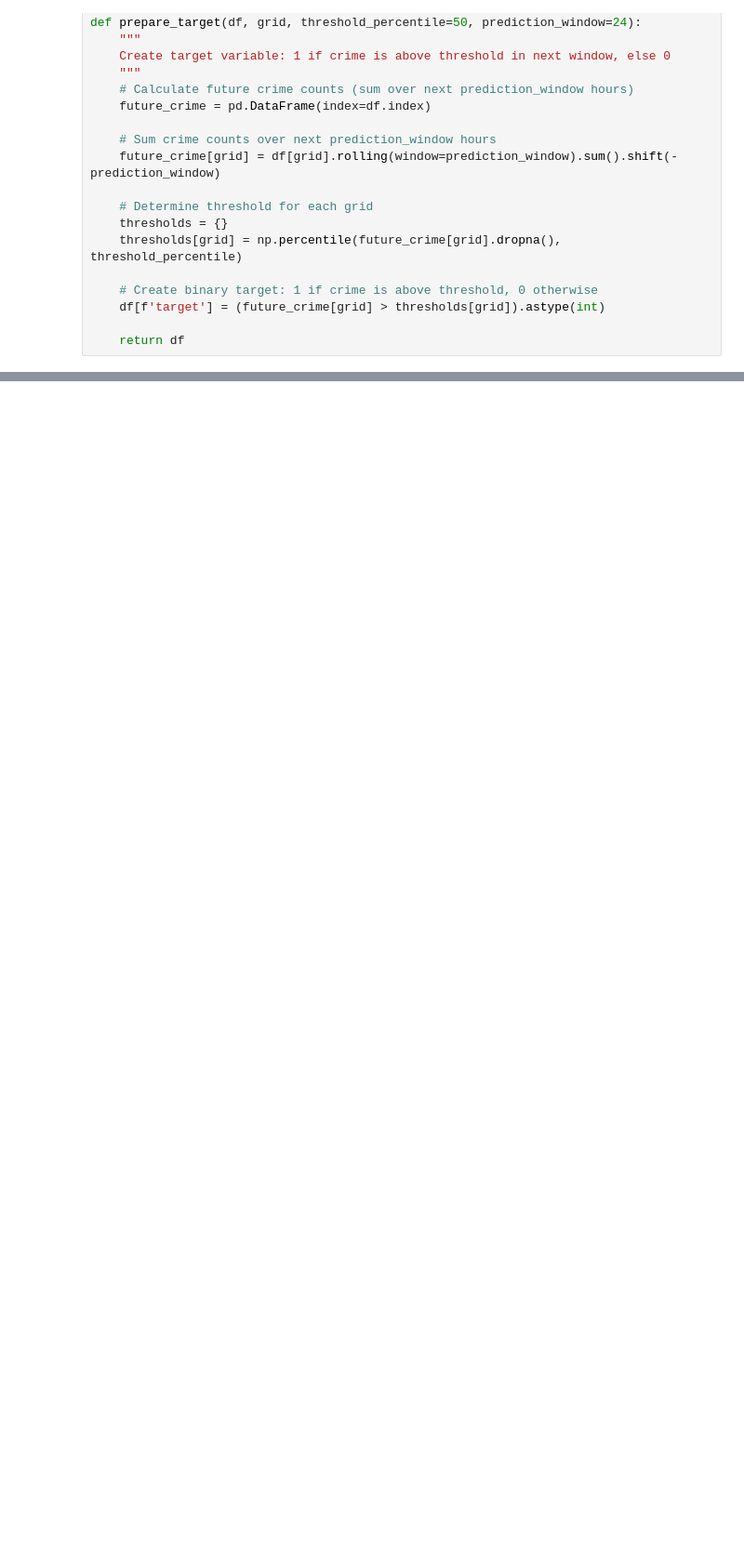
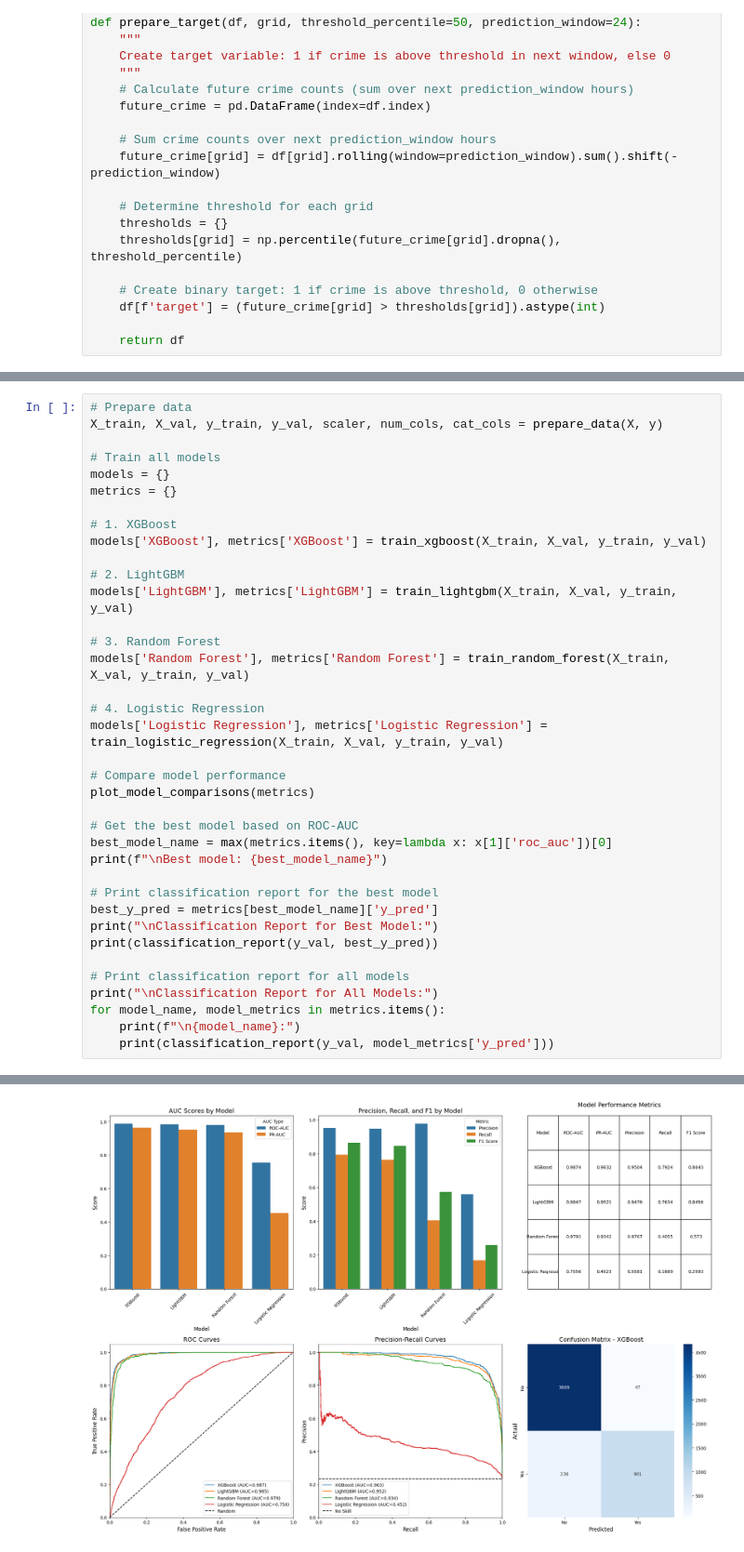
Before and after one commit to liuyc18/pred-pol, a Jupyter notebook: src/tree_model.ipynb, the cells around one changed output, grey strips where cells are left out. Shown: that part at 93% size. Saved outputs shown, nothing was run; the diff lists cells and outputs as text; blank space fills up the shorter version.

Commit message:
reconstruct pipeline, keep only data preprocessing and model training notebook.

```diff
--- a/src/tree_model.ipynb
+++ b/src/tree_model.ipynb
@@ -550,0 +568,38 @@ True
+# %%
+# Prepare data
+X_train, X_val, y_train, y_val, scaler, num_cols, cat_cols = prepare_data(X, y)
+
+# Train all models
+models = {}
+metrics = {}
+
+# 1. XGBoost
+models['XGBoost'], metrics['XGBoost'] = train_xgboost(X_train, X_val, y_train, y_val)
+
+# 2. LightGBM
+models['LightGBM'], metrics['LightGBM'] = train_lightgbm(X_train, X_val, y_train, y_val)
+
+# 3. Random Forest
+models['Random Forest'], metrics['Random Forest'] = train_random_forest(X_train, X_val, y_train, y_val)
+
+# 4. Logistic Regression
+models['Logistic Regression'], metrics['Logistic Regression'] = train_logistic_regression(X_train, X_val, y_train, y_val)
+
+# Compare model performance
+plot_model_comparisons(metrics)
+
+# Get the best model based on ROC-AUC
+best_model_name = max(metrics.items(), key=lambda x: x[1]['roc_auc'])[0]
+print(f"\nBest model: {best_model_name}")
+
+# Print classification report for the best model
+best_y_pred = metrics[best_model_name]['y_pred']
+print("\nClassification Report for Best Model:")
+print(classification_report(y_val, best_y_pred))
+
+# Print classification report for all models
+print("\nClassification Report for All Models:")
+for model_name, model_metrics in metrics.items():
+    print(f"\n{model_name}:")
+    print(classification_report(y_val, model_metrics['y_pred']))
+# %% [output]
@@ -550,0 +623 @@ True
+[figure, added]
```
Also changed, not shown: parts of 14 cells of this notebook, 1 other file.
